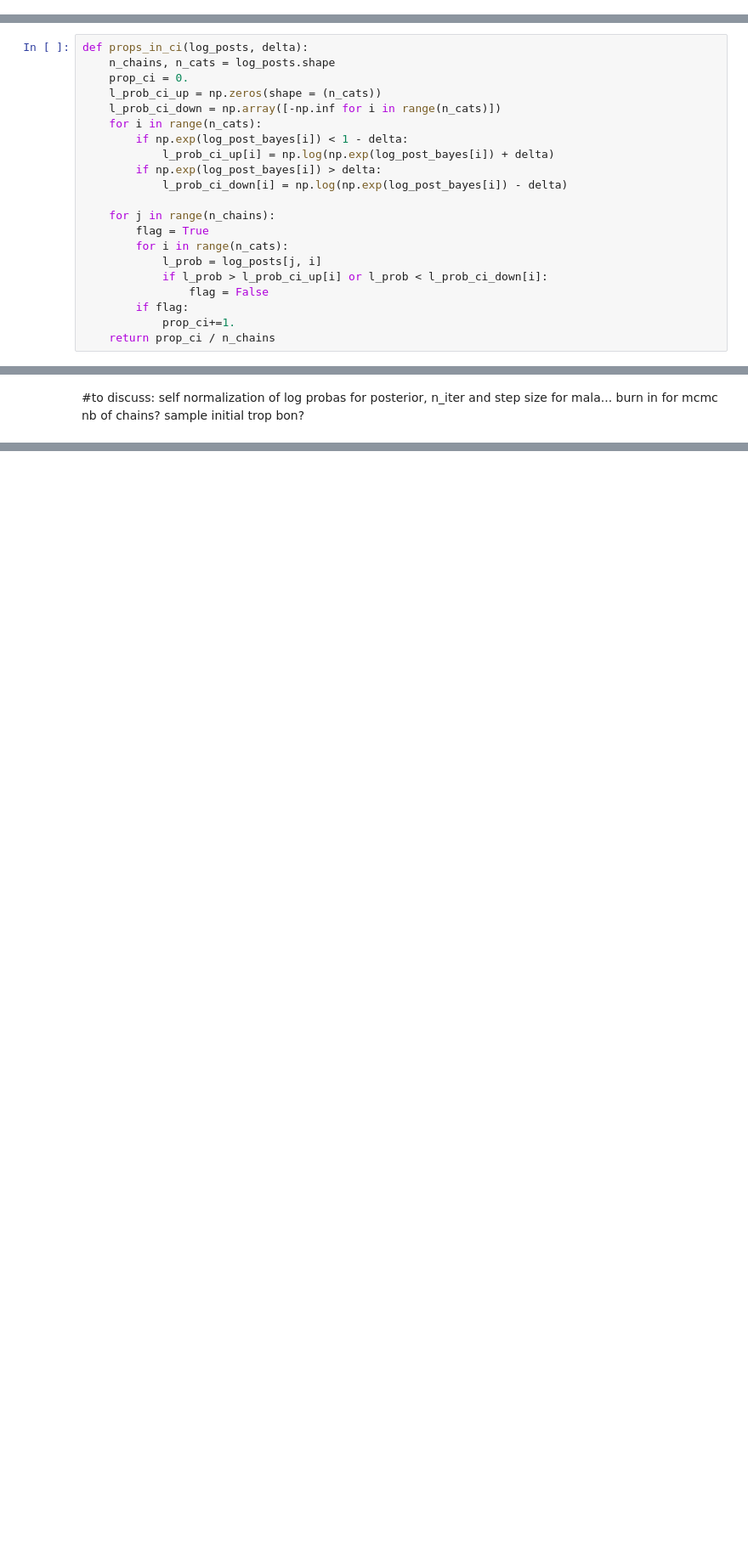
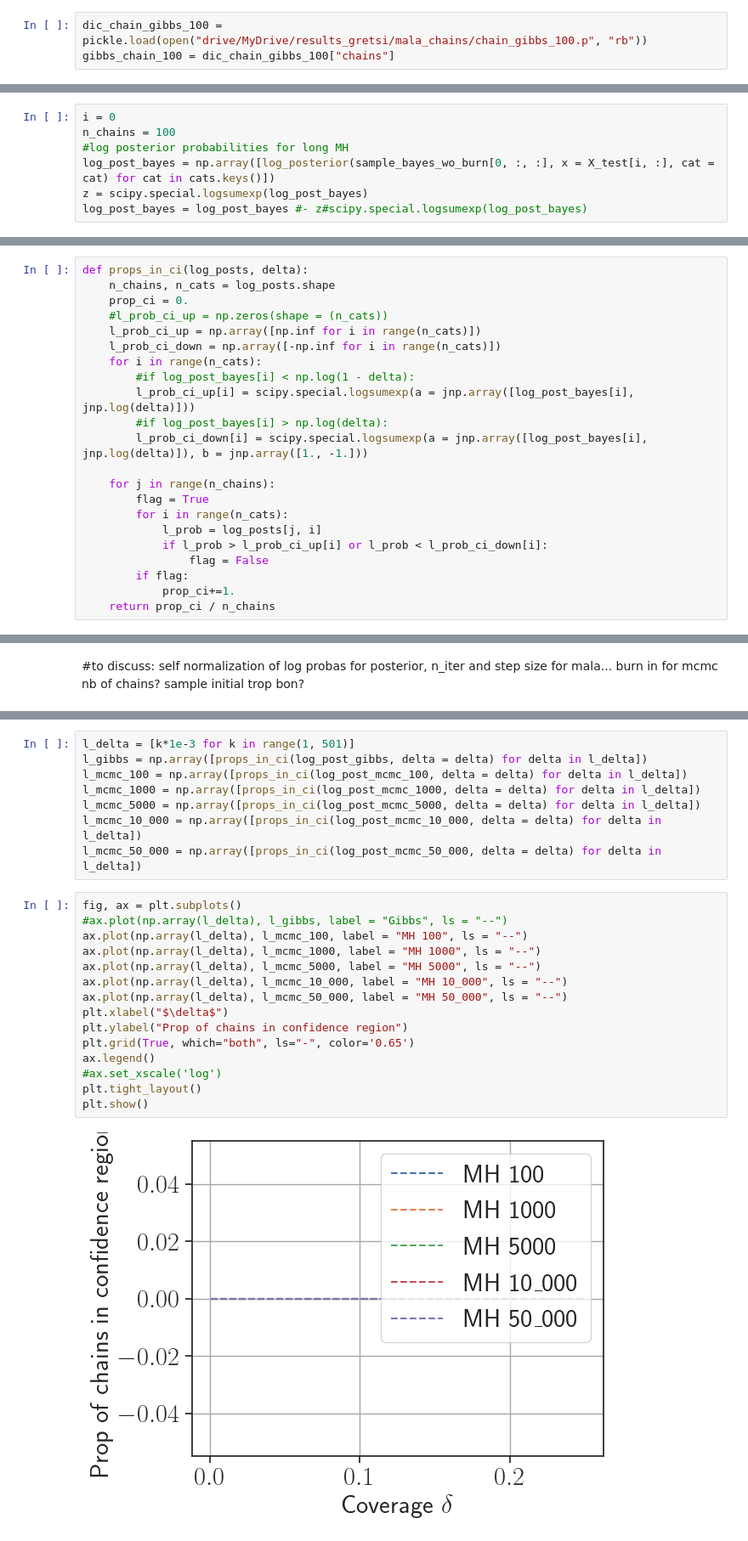
Before and after one commit to mrouault/mc-gibbs, a Jupyter notebook: notebooks/xps_gretsi.ipynb, the cells around one changed output, grey strips where cells are left out. Shown: that part at 85% size. Cells and saved outputs as stored; diff of their text form; blank space fills up the shorter version.

```diff
--- a/notebooks/xps_gretsi.ipynb
+++ b/notebooks/xps_gretsi.ipynb
@@ -749,0 +913,3 @@ mcmc_bayes = dic_chain_bayes["chain_bayes"]
+# %%
+dic_chain_gibbs_100 = pickle.load(open("drive/MyDrive/results_gretsi/mala_chains/chain_gibbs_100.p", "rb"))
+gibbs_chain_100 = dic_chain_gibbs_100["chains"]
@@ -798,0 +1107,7 @@ for i in range(n_chains):
+# %%
+i = 0
+n_chains = 100
+#log posterior probabilities for long MH
+log_post_bayes = np.array([log_posterior(sample_bayes_wo_burn[0, :, :], x = X_test[i, :], cat = cat) for cat in cats.keys()])
+z = scipy.special.logsumexp(log_post_bayes)
+log_post_bayes = log_post_bayes #- z#scipy.special.logsumexp(log_post_bayes)
@@ -814,13 +1159,14 @@ for j in range(n_chains):
 def props_in_ci(log_posts, delta):
     n_chains, n_cats = log_posts.shape
     prop_ci = 0.
-    l_prob_ci_up = np.zeros(shape = (n_cats))
+    #l_prob_ci_up = np.zeros(shape = (n_cats))
+    l_prob_ci_up = np.array([np.inf for i in range(n_cats)])
     l_prob_ci_down = np.array([-np.inf for i in range(n_cats)])
     for i in range(n_cats):
-        if np.exp(log_post_bayes[i]) < 1 - delta:
-            l_prob_ci_up[i] = np.log(np.exp(log_post_bayes[i]) + delta)
-        if np.exp(log_post_bayes[i]) > delta:
-            l_prob_ci_down[i] = np.log(np.exp(log_post_bayes[i]) - delta)
+        #if log_post_bayes[i] < np.log(1 - delta):
+        l_prob_ci_up[i] = scipy.special.logsumexp(a = jnp.array([log_post_bayes[i], jnp.log(delta)]))
+        #if log_post_bayes[i] > np.log(delta):
+        l_prob_ci_down[i] = scipy.special.logsumexp(a = jnp.array([log_post_bayes[i], jnp.log(delta)]), b = jnp.array([1., -1.]))
 
     for j in range(n_chains):
         flag = True
@@ -848,0 +1219,25 @@ sample initial trop bon?
+# %%
+l_delta = [k*1e-3 for k in range(1, 501)]
+l_gibbs = np.array([props_in_ci(log_post_gibbs, delta = delta) for delta in l_delta])
+l_mcmc_100 = np.array([props_in_ci(log_post_mcmc_100, delta = delta) for delta in l_delta])
+l_mcmc_1000 = np.array([props_in_ci(log_post_mcmc_1000, delta = delta) for delta in l_delta])
+l_mcmc_5000 = np.array([props_in_ci(log_post_mcmc_5000, delta = delta) for delta in l_delta])
+l_mcmc_10_000 = np.array([props_in_ci(log_post_mcmc_10_000, delta = delta) for delta in l_delta])
+l_mcmc_50_000 = np.array([props_in_ci(log_post_mcmc_50_000, delta = delta) for delta in l_delta])
+# %%
+fig, ax = plt.subplots()
+#ax.plot(np.array(l_delta), l_gibbs, label = "Gibbs", ls = "--")
+ax.plot(np.array(l_delta), l_mcmc_100, label = "MH 100", ls = "--")
+ax.plot(np.array(l_delta), l_mcmc_1000, label = "MH 1000", ls = "--")
+ax.plot(np.array(l_delta), l_mcmc_5000, label = "MH 5000", ls = "--")
+ax.plot(np.array(l_delta), l_mcmc_10_000, label = "MH 10_000", ls = "--")
+ax.plot(np.array(l_delta), l_mcmc_50_000, label = "MH 50_000", ls = "--")
+plt.xlabel("$\delta$")
+plt.ylabel("Prop of chains in confidence region")
+plt.grid(True, which="both", ls="-", color='0.65')
+ax.legend()
+#ax.set_xscale('log')
+plt.tight_layout()
+plt.show()
+# %% [output]
+[figure, added]
```
Also changed, not shown: parts of 111 cells of this notebook, 2 other files.
